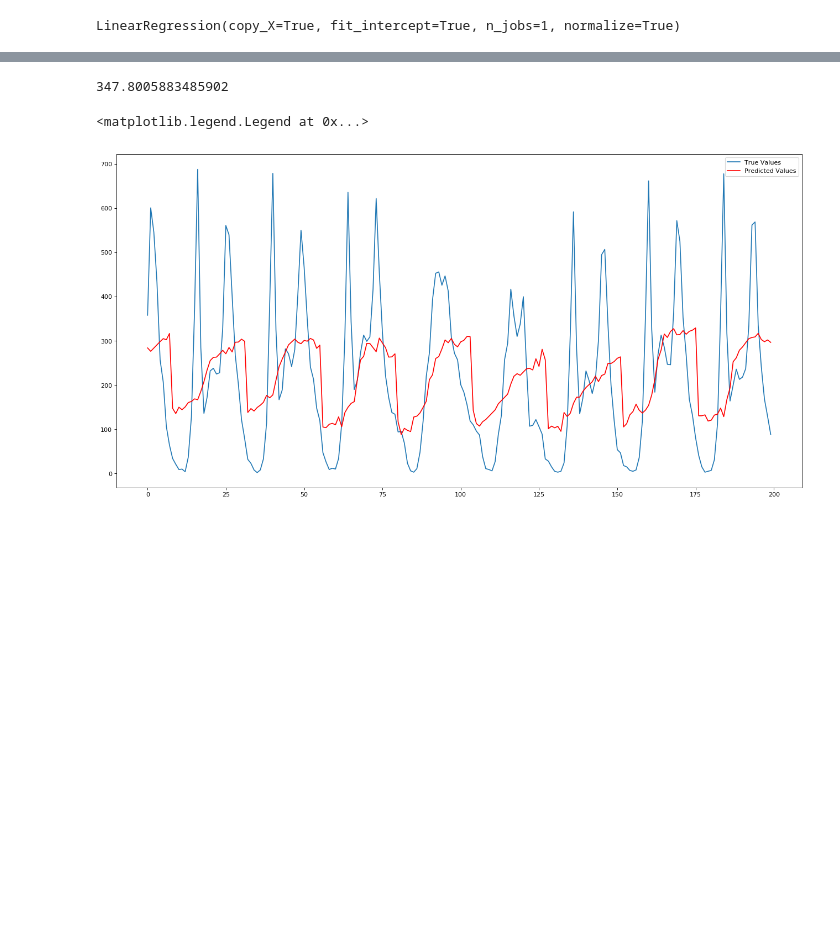
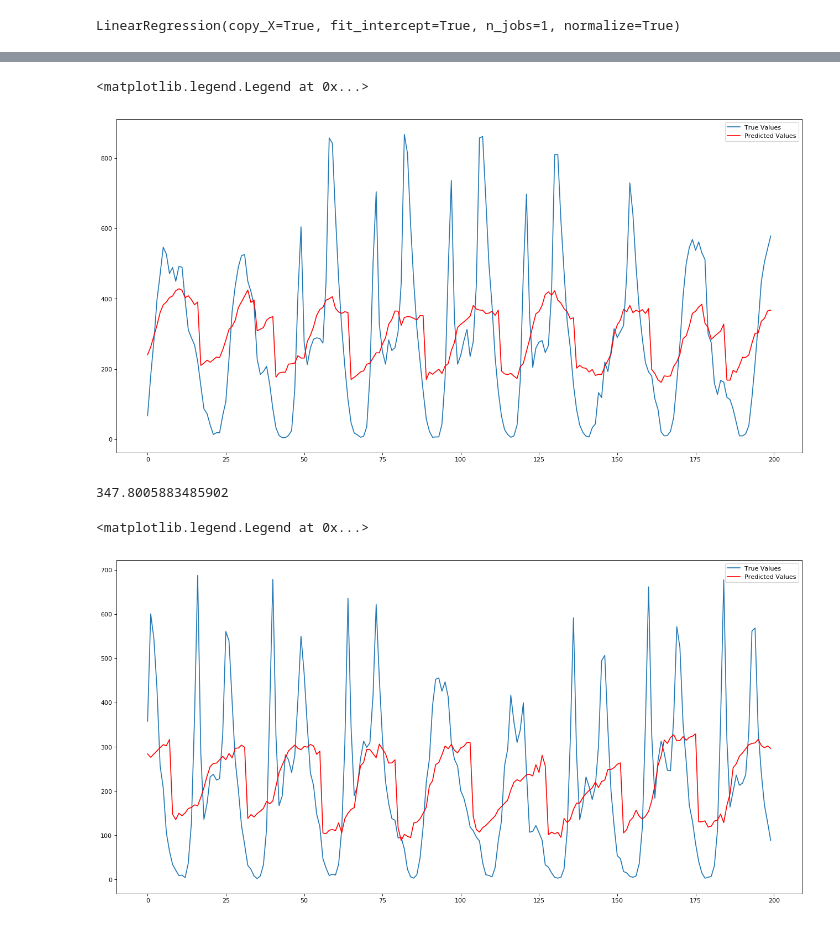
Before and after one commit to aishwaryaprabhat/bike_sharing_demand_prediction, a Jupyter notebook: src/Feature Engineering & Model Development.ipynb, the cells around one changed output, grey strips where cells are left out. Cells and saved outputs as stored; diff of their text form; code cells hidden in the pictures; blank space fills up the shorter version.

```diff
--- a/src/Feature Engineering & Model Development.ipynb
+++ b/src/Feature Engineering & Model Development.ipynb
@@ -145,3 +149,15 @@ mean_absolute_percentage_error(y_train, training_predictions)
+# %%
+from matplotlib import pyplot as plt
+figure(num=None, figsize=(20,10), dpi=80, facecolor='w', edgecolor='k')
+
+view_number=200
+index = [x for x in range(len(y_test))]
+plt.plot(y_train.values[-view_number:], label='True Values')
+plt.plot(training_predictions[-view_number:], c='r', label='Predicted Values')
+plt.legend()
+# %% [output]
+<matplotlib.legend.Legend at 0x...>
+[figure, added]
 # %%
 test_predictions = linreg_model.predict(x_test)
 mean_absolute_percentage_error(y_test, test_predictions)
```
Also changed, not shown: parts of 30 cells of this notebook, 1 other file.
